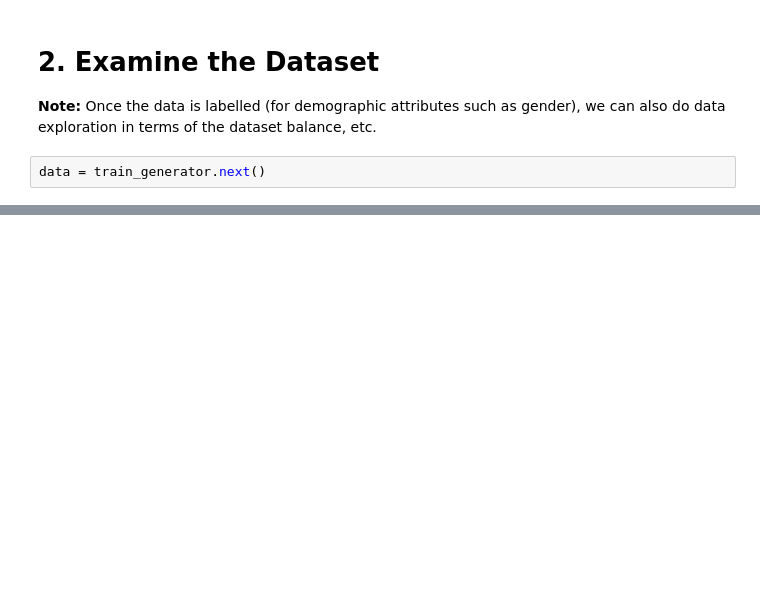
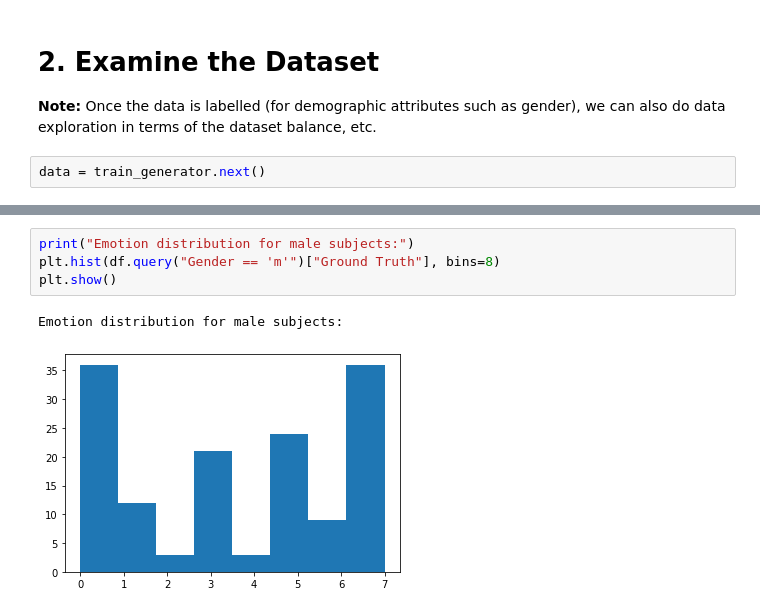
Before and after one commit to samuilstoychev/model-compression-fer, a Jupyter notebook: ModelTraining.ipynb, the cells around one changed output, grey strips where cells are left out. Drawn from its saved outputs; the diff is of its cells as text; blank space fills up the shorter version.

```diff
--- a/ModelTraining.ipynb
+++ b/ModelTraining.ipynb
@@ -231,0 +135,7 @@ Image data:
+# %%
+print("Emotion distribution for male subjects:")
+plt.hist(df.query("Gender == 'm'")["Ground Truth"], bins=8)
+plt.show()
+# %% [output]
+Emotion distribution for male subjects:
+[figure, added]
```
Also changed, not shown: parts of 29 cells of this notebook, 41 other files.
